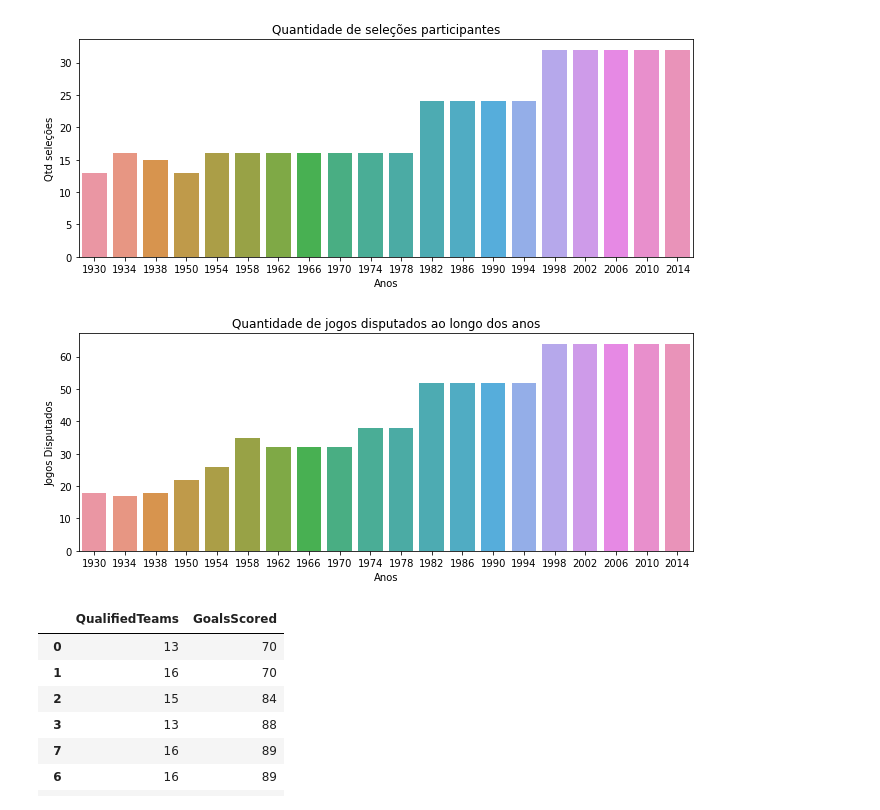
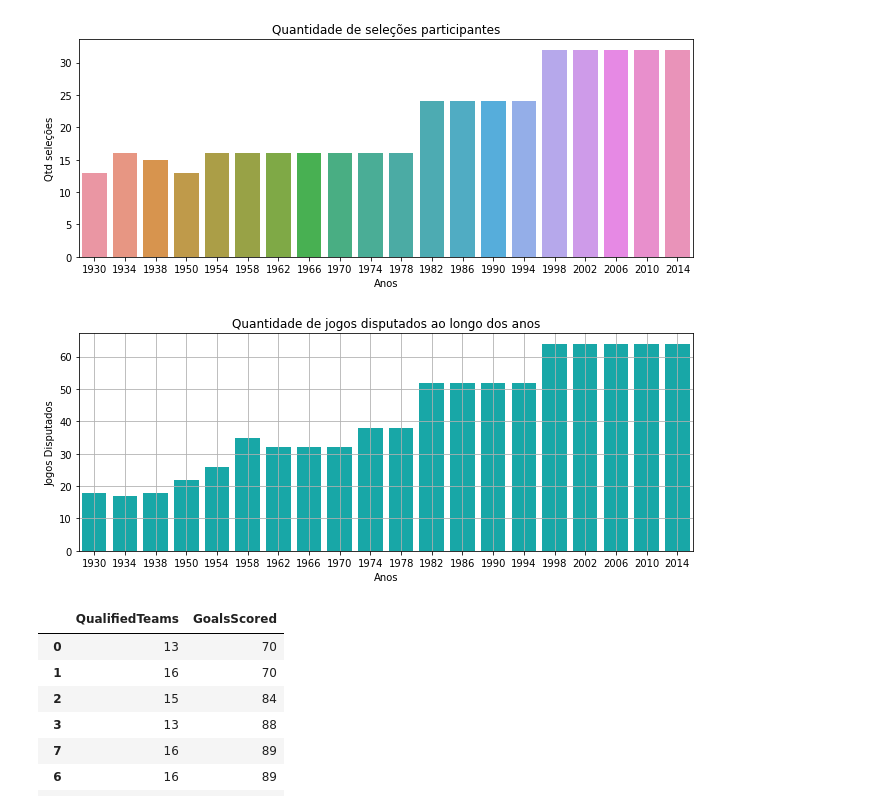
Before and after one commit to Hugox96/Analise_Copas, a Jupyter notebook: Copa.ipynb, the cells around one changed output. Saved outputs shown, nothing was run; the diff lists cells and outputs as text; code cells hidden in the pictures.

```diff
--- a/Copa.ipynb
+++ b/Copa.ipynb
@@ -89,14 +93,16 @@ Matches = copa[["Year","MatchesPlayed"]]
 # %%
 
 plt.figure(figsize=(11,4))
-# c = sns.color_palette("tab10")
-sns.barplot(x='Year',y='MatchesPlayed', data=Matches)
+c = sns.color_palette("BuGn_r", 10)
+sns.barplot(x='Year',y='MatchesPlayed', data=Matches, color='c')
 plt.xlabel("Anos")
 plt.ylabel("Jogos Disputados")
+plt.grid()
 plt.title("Quantidade de jogos disputados ao longo dos anos",color='black')
+plt.savefig("jogos_anos.png")
 plt.show()
 # %% [output]
-[figure, old version]
+[figure, new version]
 # %%
 copa[["QualifiedTeams", "GoalsScored"]].sort_values(by=["GoalsScored"])
 # %% [output]
```
Also changed, not shown: parts of 4 cells of this notebook, 2 other files.
